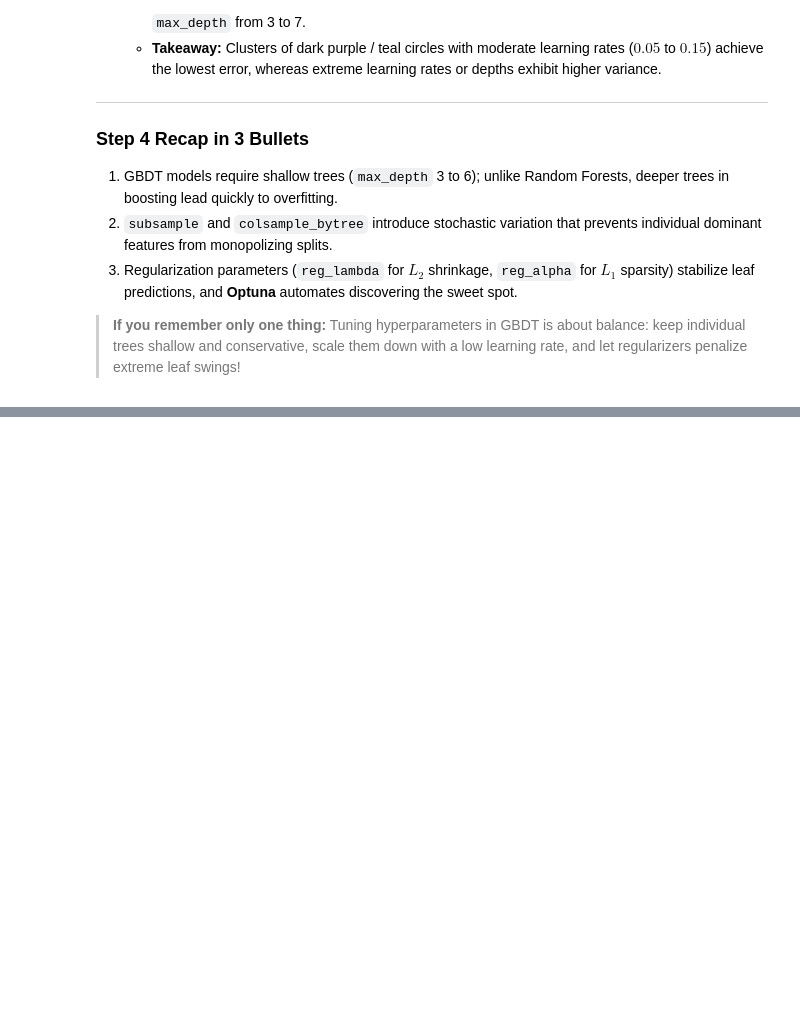
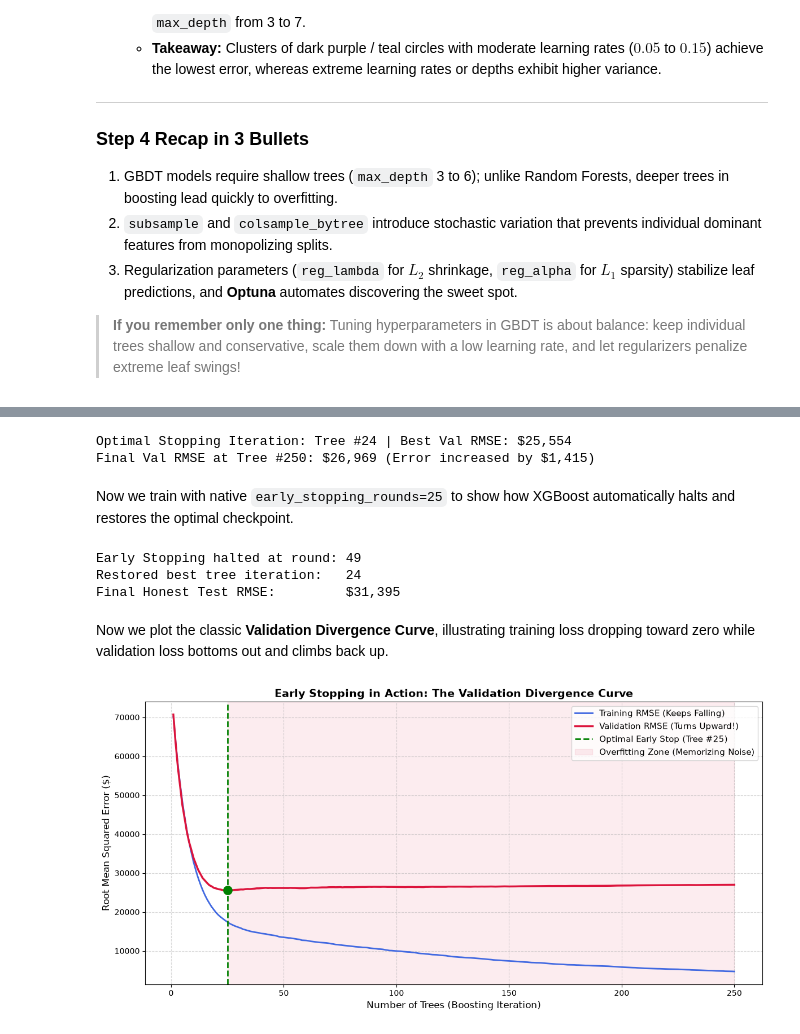
Before and after one commit to Arnav-Shrivastava/gradient-boosting-regression-zero-to-one, a Jupyter notebook: gradient_boosting_masterclass.ipynb, the cells around one changed output, grey strips where cells are left out. Saved outputs shown, nothing was run; the diff lists cells and outputs as text; code cells hidden in the pictures; blank space fills up the shorter version.

Commit message:
feat: add early stopping with validation divergence curve

```diff
--- a/gradient_boosting_masterclass.ipynb
+++ b/gradient_boosting_masterclass.ipynb
@@ -1126,0 +1198,80 @@ plt.show()
+# %%
+# Train unconstrained model for 250 trees with eval_set tracking
+model_full = xgb.XGBRegressor(
+    n_estimators=250,
+    learning_rate=0.12,
+    max_depth=5,
+    tree_method='hist',
+    enable_categorical=True,
+    random_state=42,
+    eval_metric='rmse'
+)
+
+model_full.fit(
+    X_tr, y_tr,
+    eval_set=[(X_tr, y_tr), (X_val, y_val)],
+    verbose=False
+)
+
+results = model_full.evals_result()
+train_loss = results['validation_0']['rmse']
+val_loss = results['validation_1']['rmse']
+best_iter = int(np.argmin(val_loss))
+print(f"Optimal Stopping Iteration: Tree #{best_iter} | Best Val RMSE: ${val_loss[best_iter]:,.0f}")
+print(f"Final Val RMSE at Tree #250: ${val_loss[-1]:,.0f} (Error increased by ${val_loss[-1] - val_loss[best_iter]:,.0f})")
+# %% [output]
+Optimal Stopping Iteration: Tree #24 | Best Val RMSE: $25,554
+Final Val RMSE at Tree #250: $26,969 (Error increased by $1,415)
+# %% [markdown]
+Now we train with native `early_stopping_rounds=25` to show how XGBoost automatically halts and restores the optimal checkpoint.
+# %%
+model_stopped = xgb.XGBRegressor(
+    n_estimators=250,
+    learning_rate=0.12,
+    max_depth=5,
+    tree_method='hist',
+    enable_categorical=True,
+    early_stopping_rounds=25,
+    random_state=42,
+    eval_metric='rmse'
+)
+
+model_stopped.fit(
+    X_tr, y_tr,
+    eval_set=[(X_tr, y_tr), (X_val, y_val)],
+    verbose=False
+)
+
+print(f"Early Stopping halted at round: {model_stopped.best_iteration + 25}")
+print(f"Restored best tree iteration:   {model_stopped.best_iteration}")
+test_preds = model_stopped.predict(X_te)
+print(f"Final Honest Test RMSE:         ${root_mean_squared_error(y_te, test_preds):,.0f}")
+# %% [output]
+Early Stopping halted at round: 49
+Restored best tree iteration:   24
+Final Honest Test RMSE:         $31,395
+# %% [markdown]
+Now we plot the classic **Validation Divergence Curve**, illustrating training loss dropping toward zero while validation loss bottoms out and climbs back up.
+# %%
+plt.figure(figsize=(12, 6))
+
+iterations = range(1, len(train_loss) + 1)
+plt.plot(iterations, train_loss, label='Training RMSE (Keeps Falling)', color='royalblue', linewidth=2)
+plt.plot(iterations, val_loss, label='Validation RMSE (Turns Upward!)', color='crimson', linewidth=2.5)
+
+# Mark the sweet spot
+plt.axvline(best_iter + 1, color='green', linestyle='--', linewidth=2, label=f'Optimal Early Stop (Tree #{best_iter + 1})')
+plt.scatter([best_iter + 1], [val_loss[best_iter]], color='green', s=120, zorder=5)
+
+# Highlight regions
+plt.axvspan(best_iter + 1, len(train_loss), color='crimson', alpha=0.08, label='Overfitting Zone (Memorizing Noise)')
+
+plt.title('Early Stopping in Action: The Validation Divergence Curve', fontsize=14, fontweight='bold')
+plt.xlabel('Number of Trees (Boosting Iteration)', fontsize=12)
+plt.ylabel('Root Mean Squared Error ($)', fontsize=12)
+plt.grid(True, linestyle='--', alpha=0.5)
+plt.legend(fontsize=11)
+plt.tight_layout()
+plt.show()
+# %% [output]
+[figure, added]
```
Also changed, not shown: parts of 12 cells of this notebook.
